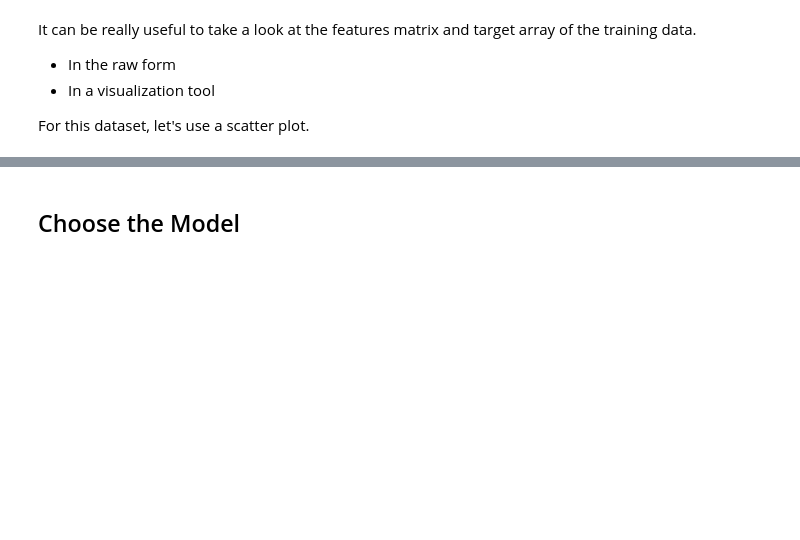
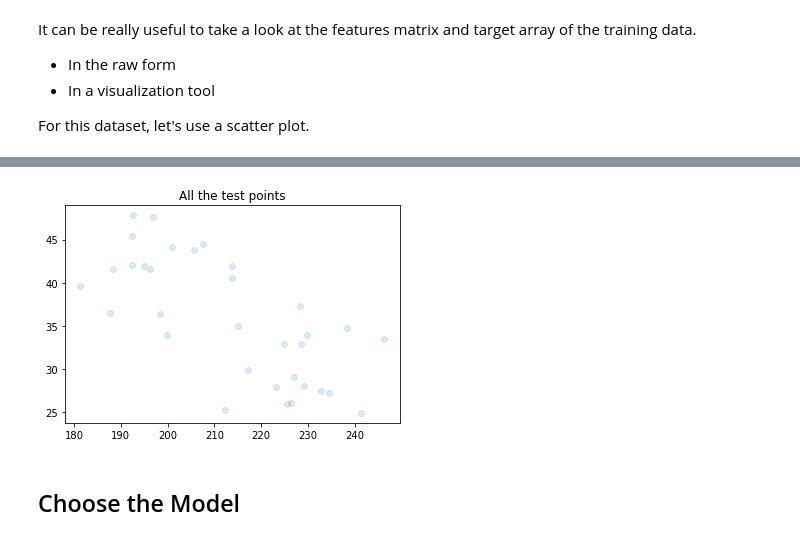
Before and after one commit to chalmerlowe/machine_learning, a Jupyter notebook: 03_naive_bayes/03_naive_bayes.ipynb, the cells around one changed output, grey strips where cells are left out. Cells and saved outputs as stored; diff of their text form; code cells hidden in the pictures; blank space fills up the shorter version.

```diff
--- a/03_naive_bayes/03_naive_bayes.ipynb
+++ b/03_naive_bayes/03_naive_bayes.ipynb
@@ -110,6 +153,8 @@ In the following plot, we chose to set the `alpha` channel for the dots at 0.15
 # %%
 plt.title("All the test points")
-plt.scatter(X_test['x'], X_test['y'], alpha=0.15);
+plt.scatter(X_test['length'], X_test['width'], alpha=0.15);
+# %% [output]
+[figure, added]
 # %% [markdown]
 ## Choose the Model
 # %% [markdown]
```
Also changed, not shown: parts of 25 cells of this notebook, 3 other files.
